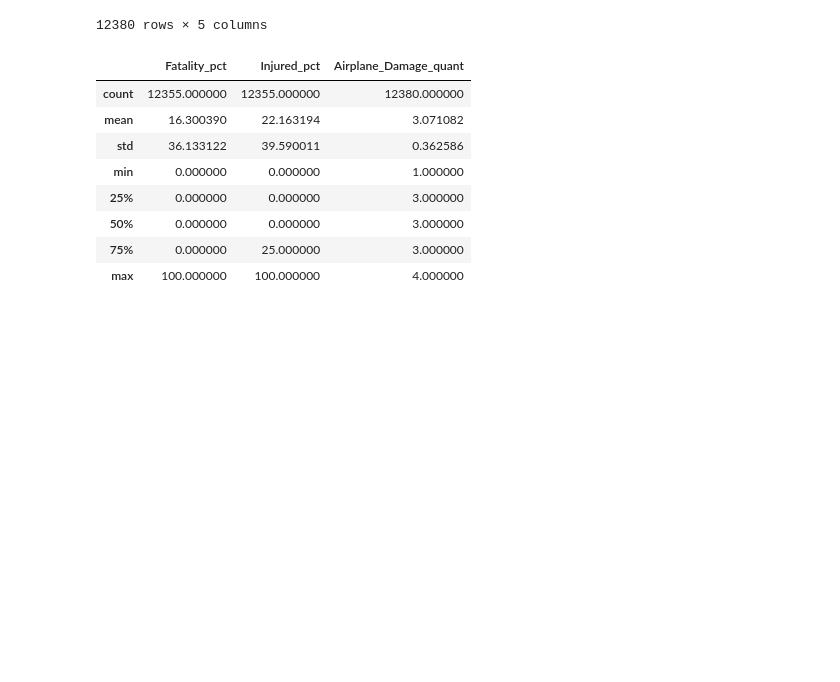
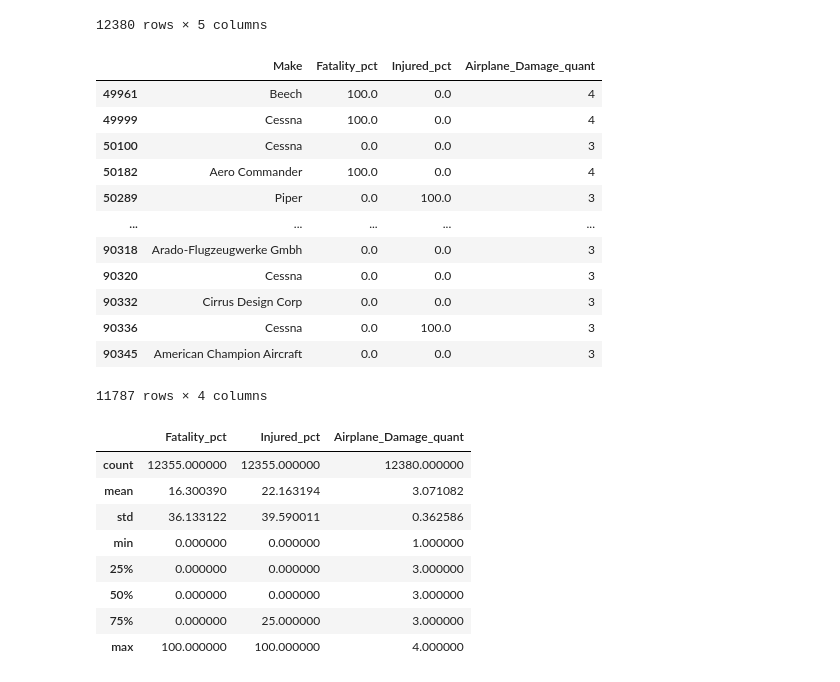
Before and after one commit to Jmanitou/Aviation_Analysis_Report, a Jupyter notebook: Aviation_Analysis_Report.ipynb, the cells around one changed output. Drawn from its saved outputs; the diff is of its cells as text; code cells hidden in the pictures; blank space fills up the shorter version.

```diff
--- a/Aviation_Analysis_Report.ipynb
+++ b/Aviation_Analysis_Report.ipynb
@@ -324,6 +337,25 @@ df_outcomes
 | 90336 | Cessna | Cessna R172K | 0.0 | 100.0 | 3 |
 | 90345 | American Champion Aircraft | American Champion Aircraft 8GCBC | 0.0 | 0.0 | 3 |
 12380 rows × 5 columns
+# %%
+# New df with make, mm, fat, inj, damage
+
+df_outcomes_com = df_com[['Make', 'Fatality_pct', 'Injured_pct', 'Airplane_Damage_quant']]
+df_outcomes_com
+# %% [output]
+|  | Make | Fatality_pct | Injured_pct | Airplane_Damage_quant |
+| 49961 | Beech | 100.0 | 0.0 | 4 |
+| 49999 | Cessna | 100.0 | 0.0 | 4 |
+| 50100 | Cessna | 0.0 | 0.0 | 3 |
+| 50182 | Aero Commander | 100.0 | 0.0 | 4 |
+| 50289 | Piper | 0.0 | 100.0 | 3 |
+| ... | ... | ... | ... | ... |
+| 90318 | Arado-Flugzeugwerke Gmbh | 0.0 | 0.0 | 3 |
+| 90320 | Cessna | 0.0 | 0.0 | 3 |
+| 90332 | Cirrus Design Corp | 0.0 | 0.0 | 3 |
+| 90336 | Cessna | 0.0 | 100.0 | 3 |
+| 90345 | American Champion Aircraft | 0.0 | 0.0 | 3 |
+11787 rows × 4 columns
 # %%
 df_outcomes.describe()
 # %% [output]
```
Also changed, not shown: parts of 10 cells of this notebook, 2 other files.
